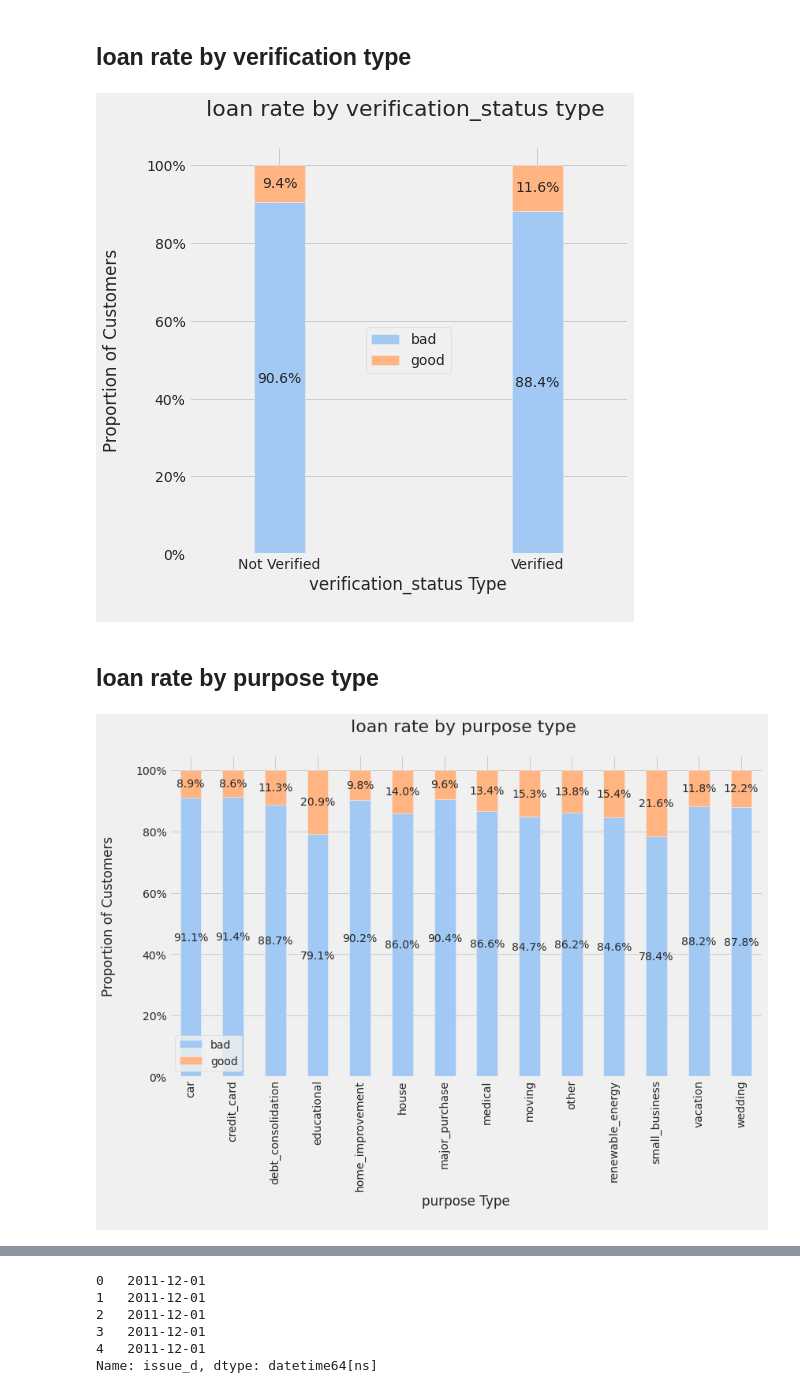
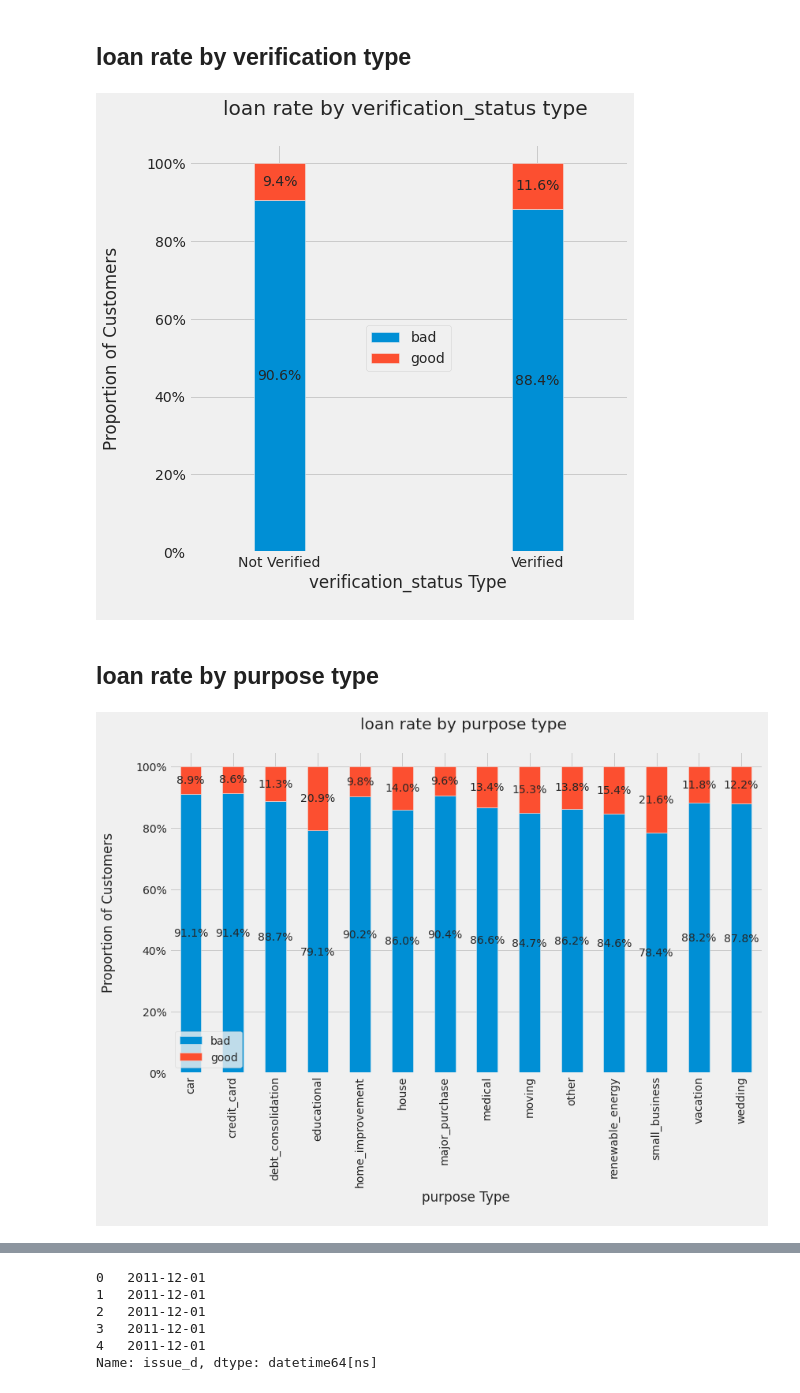
Before and after one commit to arfanrifqi/loan_prediction, a Jupyter notebook: loan_prediction(EDA).ipynb, the cells around one changed output, grey strips where cells are left out. Saved outputs shown, nothing was run; the diff lists cells and outputs as text; code cells hidden in the pictures.

```diff
--- a/loan_prediction(EDA).ipynb
+++ b/loan_prediction(EDA).ipynb
@@ -185,6 +191,7 @@ value count kolom policy_code :
 1    466285
 Name: policy_code, dtype: int64
 # %%
-df_load['term_months'] = df_load['term'].replace([' 36 months',' 60 months'],['36','60'])
+df_load['term_months'] = df_load['term'].replace({'36 months':'36',
+                                                  '60 months':'60'}, inplace=True)
 df_load['term_months'].unique()
 # %% [output]
@@ -336,8 +341,6 @@ plt.style.use("fivethirtyeight")
 # %% [markdown]
 ## loan rate by term type
 # %%
-import matplotlib.ticker as mtick
-
 term_loan = df_load.groupby(['term','loan_status']).size().unstack()
 term_loan.rename(columns={0:'bad', 1:'good'}, inplace=True)
 
@@ -345,20 +348,21 @@ ax = (term_loan.T*100.0 / term_loan.T.sum()).T.plot(kind='bar',
                                                       width = 0.3,
                                                       stacked = True,
                                                       rot = 0,
-                                                      figsize = (8.5,7),
-                                                      color = colors)
+                                                      figsize = (8.5,7))
 
 plt.ylabel('Proportion of Customers\n',
-           horizontalalignment="center",fontstyle = "normal",
-           fontsize = "large", fontfamily = "sans-serif")
+           horizontalalignment="center",
+           fontstyle = "normal"
+           )
 
-plt.xlabel('term Type\n',horizontalalignment="center",
-           fontstyle = "normal", fontsize = "large",
-           fontfamily = "sans-serif")
+plt.xlabel('term Type\n',
+           horizontalalignment="center",
+           fontstyle = "normal",)
 
 plt.title('loan rate by term type \n',
-          horizontalalignment="center", fontstyle = "normal",
-          fontsize = "22", fontfamily = "sans-serif")
+          horizontalalignment="center",
+          fontstyle = "normal"
+          )
 
 plt.legend(loc='center', fontsize = "medium")
 plt.xticks(rotation=0, horizontalalignment="center")
@@ -444,19 +449,21 @@ ax = (verification_loan.T*100.0 / verification_loan.T.sum()).T.plot(kind='bar',
                                                                     stacked = True,
                                                                     rot = 0,
                                                                     figsize = (7,7),
-                                                                    color = colors)
+                                                                    )
 
 plt.ylabel('Proportion of Customers\n',
-           horizontalalignment="center",fontstyle = "normal",
-           fontsize = "large", fontfamily = "sans-serif")
+           horizontalalignment="center",
+           fontstyle = "normal",
+           )
 
-plt.xlabel('verification_status Type\n',horizontalalignment="center",
-           fontstyle = "normal", fontsize = "large",
-           fontfamily = "sans-serif")
+plt.xlabel('verification_status Type\n',
+           horizontalalignment="center",
+           fontstyle = "normal")
 
 plt.title('loan rate by verification_status type \n',
-          horizontalalignment="center", fontstyle = "normal",
-          fontsize = "22", fontfamily = "sans-serif")
+          horizontalalignment="center",
+          fontstyle = "normal",
+          )
 
 plt.legend(loc='center', fontsize = "medium")
 plt.xticks(rotation=0, horizontalalignment="center")
@@ -473,46 +480,46 @@ for p in ax.patches:
             verticalalignment='center')
 ax.autoscale(enable=False, axis='both', tight=False)
 # %% [output]
-[figure, old version]
+[figure, new version]
 # %% [markdown]
 ## loan rate by purpose type
 # %%
 purpose_loan = df_load.groupby(['purpose','loan_status']).size().unstack()
 purpose_loan.rename(columns={0:'bad', 1:'good'}, inplace=True)
 
 ax = (purpose_loan.T*100.0 / purpose_loan.T.sum()).T.plot(kind='bar',
                                                           width = 0.5,
                                                           stacked = True,
                                                           rot = 0,
                                                           figsize = (12,7),
-                                                          color = colors)
+                                                          )
 
 plt.ylabel('Proportion of Customers\n',
-           horizontalalignment="center",fontstyle = "normal",
-           fontsize = "large", fontfamily = "sans-serif")
+           horizontalalignment="center")
 
-plt.xlabel('purpose Type\n',horizontalalignment="center",
-           fontstyle = "normal", fontsize = "large",
-           fontfamily = "sans-serif")
+plt.xlabel('purpose Type\n',
+           horizontalalignment="center",
+           fontstyle = "normal")
 
 plt.title('loan rate by purpose type \n',
-          horizontalalignment="center", fontstyle = "normal",
-          fontsize = "22", fontfamily = "sans-serif")
+          horizontalalignment="center",
+          fontstyle = "normal",
+          )
 
 plt.legend(loc='lower left', fontsize = "medium")
 plt.xticks(rotation=90, horizontalalignment="center")
 plt.yticks(rotation=0, horizontalalignment="right")
 ax.yaxis.set_major_formatter(mtick.PercentFormatter())
 for p in ax.patches:
     width, height = p.get_width(), p.get_height()
     x, y = p.get_xy()
     ax.text(x+width/2,
             y+height/2,
             '{:.1f}%'.format(height),
             horizontalalignment='center',
             verticalalignment='center')
 
 ax.autoscale(enable=False, axis='both', tight=False)
 # %% [output]
-[figure, old version]
+[figure, new version]
 # %% [markdown]
```
Also changed, not shown: parts of 20 cells of this notebook.
